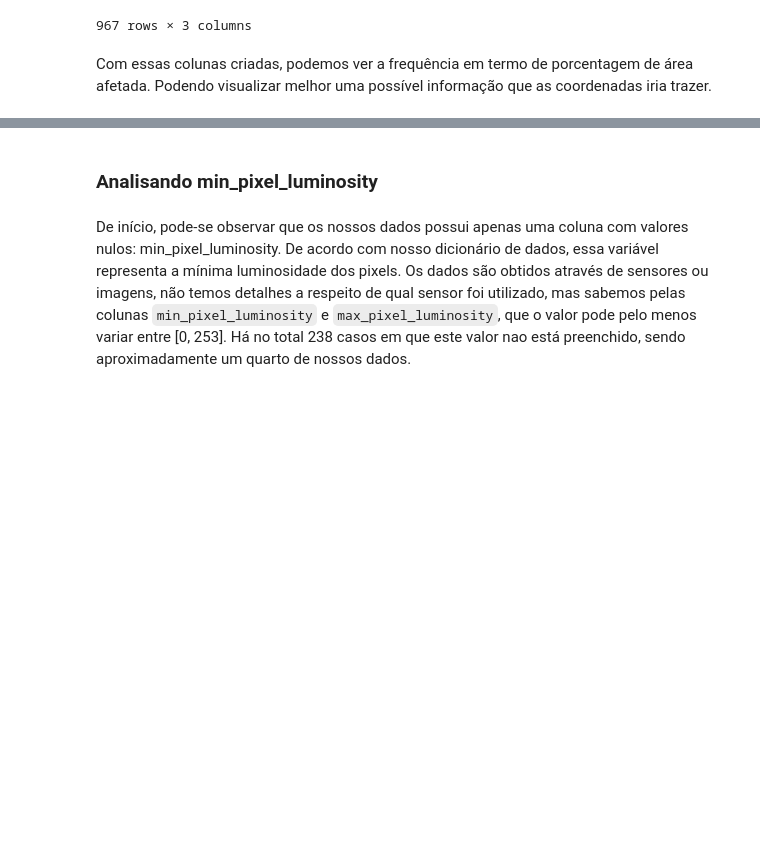
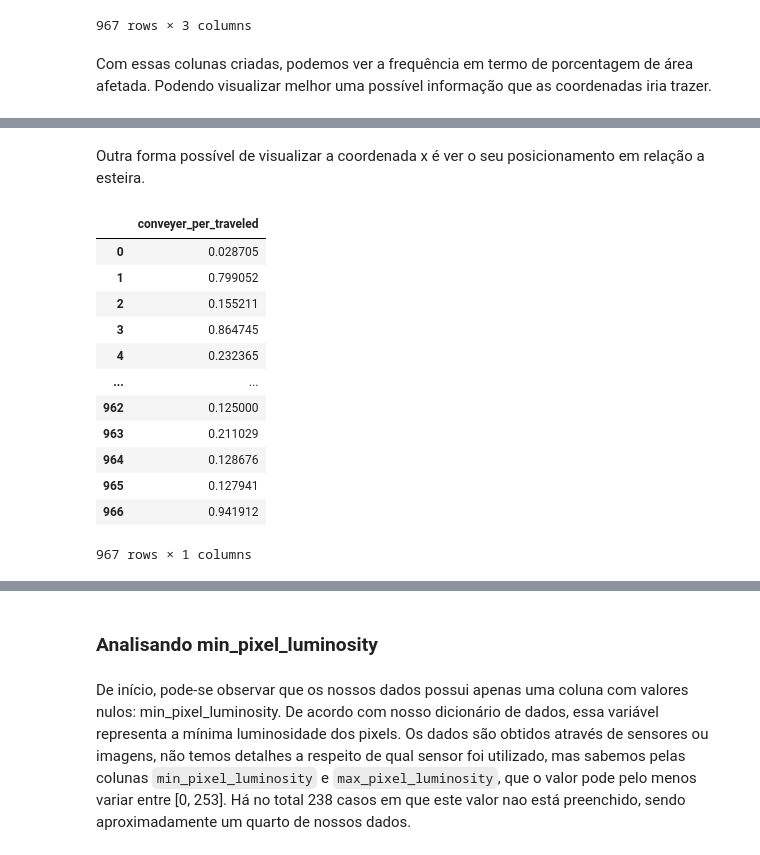
Before and after one commit to beamaia/steel-plates-arcelor, a Jupyter notebook: notebooks/desafio_beatriz_maia.ipynb, the cells around one changed output, grey strips where cells are left out. Cells and saved outputs as stored; diff of their text form; code cells hidden in the pictures; blank space fills up the shorter version.

Commit message:
add conveyer percentage traveled

```diff
--- a/notebooks/desafio_beatriz_maia.ipynb
+++ b/notebooks/desafio_beatriz_maia.ipynb
@@ -271,3 +271,22 @@ fig.update_layout(
 fig.show()
 # %% [output]
 [interactive output not drawn]
+# %% [markdown]
+Outra forma possível de visualizar a coordenada x é ver o seu posicionamento em relação a esteira.
+# %%
+raw_df['conveyer_per_traveled'] = raw_df['max_x_defect'] / raw_df['conveyer_width']
+raw_df[['conveyer_per_traveled']]
+# %% [output]
+|  | conveyer_per_traveled |
+| 0 | 0.028705 |
+| 1 | 0.799052 |
+| 2 | 0.155211 |
+| 3 | 0.864745 |
+| 4 | 0.232365 |
+| ... | ... |
+| 962 | 0.125000 |
+| 963 | 0.211029 |
+| 964 | 0.128676 |
+| 965 | 0.127941 |
+| 966 | 0.941912 |
+967 rows × 1 columns
```
Also changed, not shown: parts of 5 cells of this notebook.
